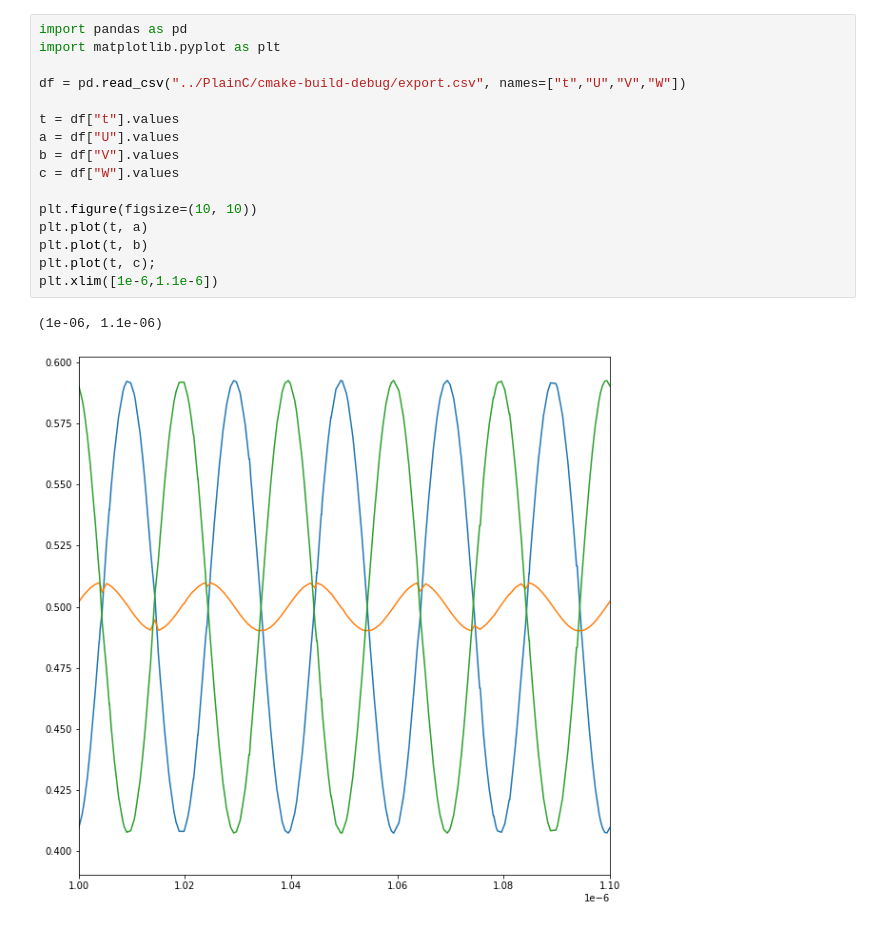
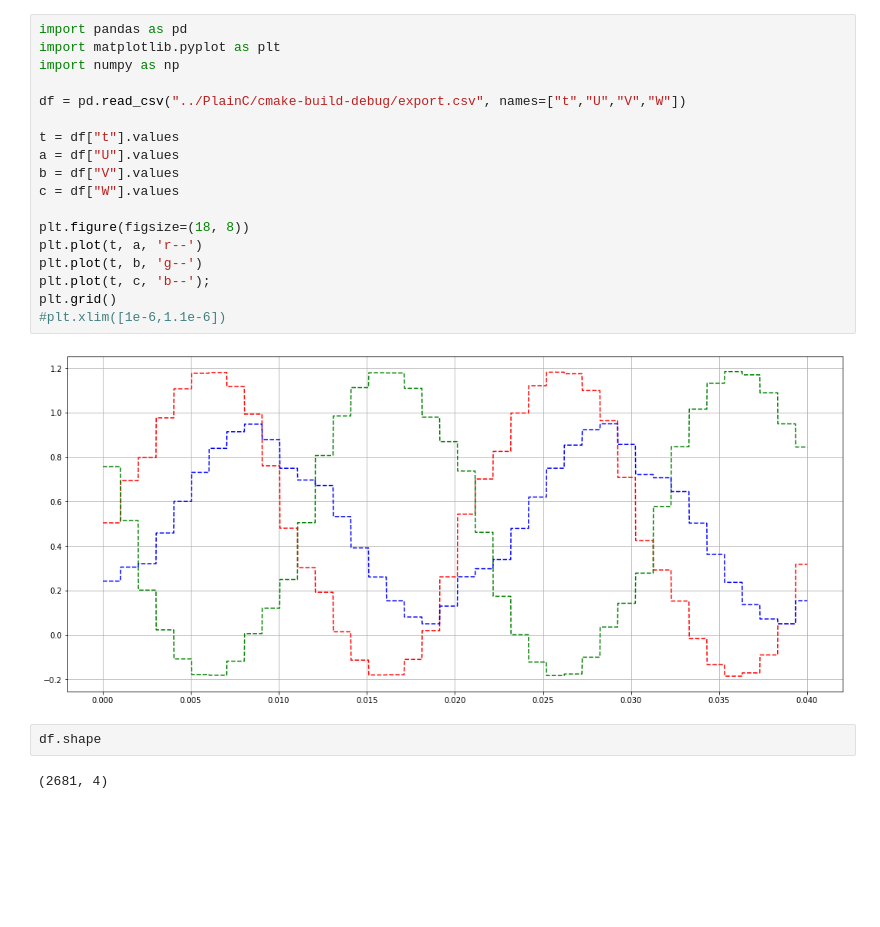
Before and after one commit to gadokrisztian/stm-svpwm, a Jupyter notebook: python/Untitled.ipynb, the cells around one changed output. Cells and saved outputs as stored; diff of their text form; blank space fills up the shorter version.

```diff
--- a/python/Untitled.ipynb
+++ b/python/Untitled.ipynb
@@ -39,19 +43,24 @@ Toff = sm.simplify(Ts - T[0] - T[1])
 # %%
 import pandas as pd
 import matplotlib.pyplot as plt
+import numpy as np
 
 df = pd.read_csv("../PlainC/cmake-build-debug/export.csv", names=["t","U","V","W"])
 
 t = df["t"].values
 a = df["U"].values
 b = df["V"].values
 c = df["W"].values
 
-plt.figure(figsize=(10, 10))
-plt.plot(t, a)
-plt.plot(t, b)
-plt.plot(t, c);
-plt.xlim([1e-6,1.1e-6])
+plt.figure(figsize=(18, 8))
+plt.plot(t, a, 'r--')
+plt.plot(t, b, 'g--')
+plt.plot(t, c, 'b--');
+plt.grid()
+#plt.xlim([1e-6,1.1e-6])
 # %% [output]
-(1e-06, 1.1e-06)
-[figure, old version]
+[figure, new version]
+# %%
+df.shape
+# %% [output]
+(2681, 4)
```
Also changed, not shown: parts of 1 cell of this notebook, 2 other files.
